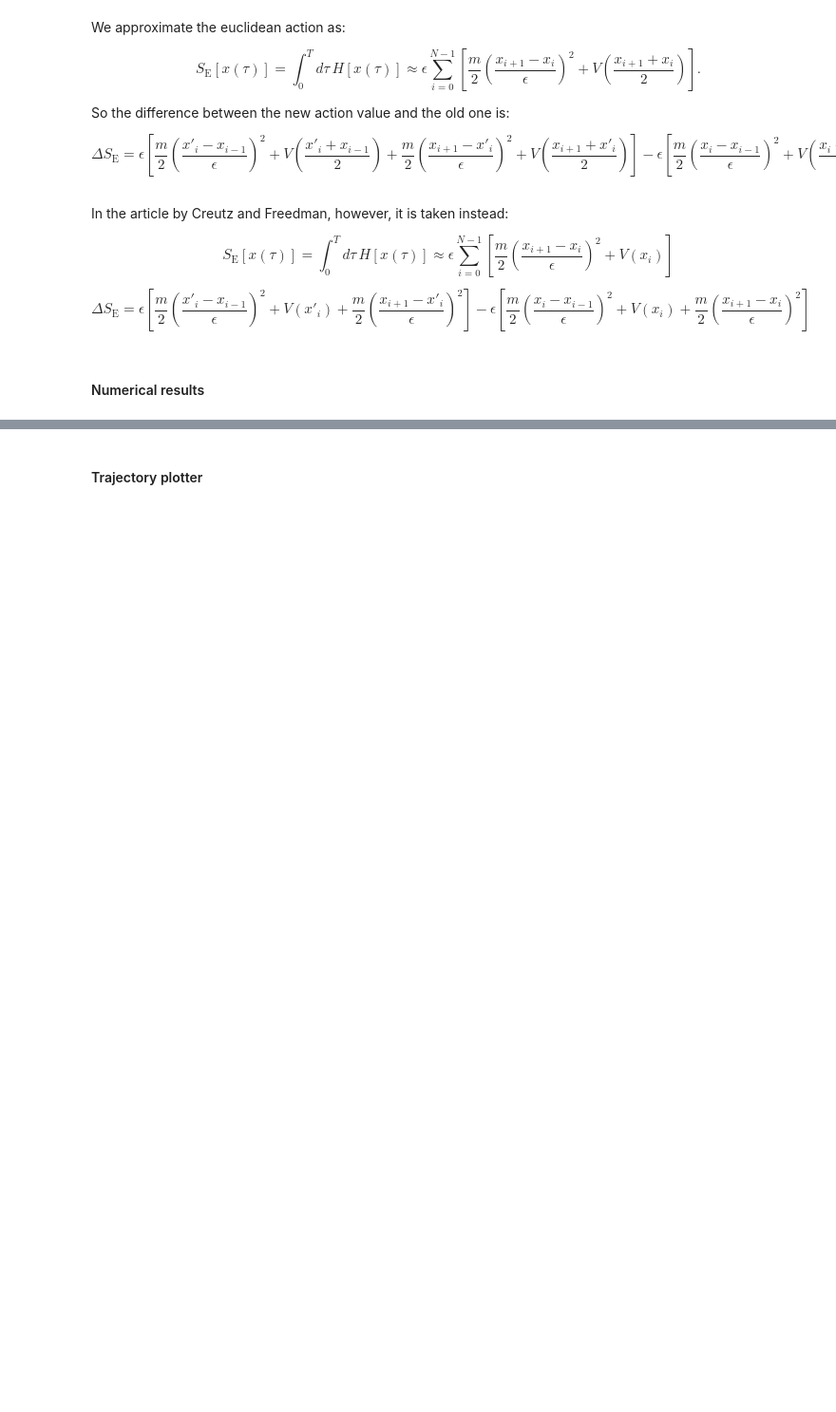
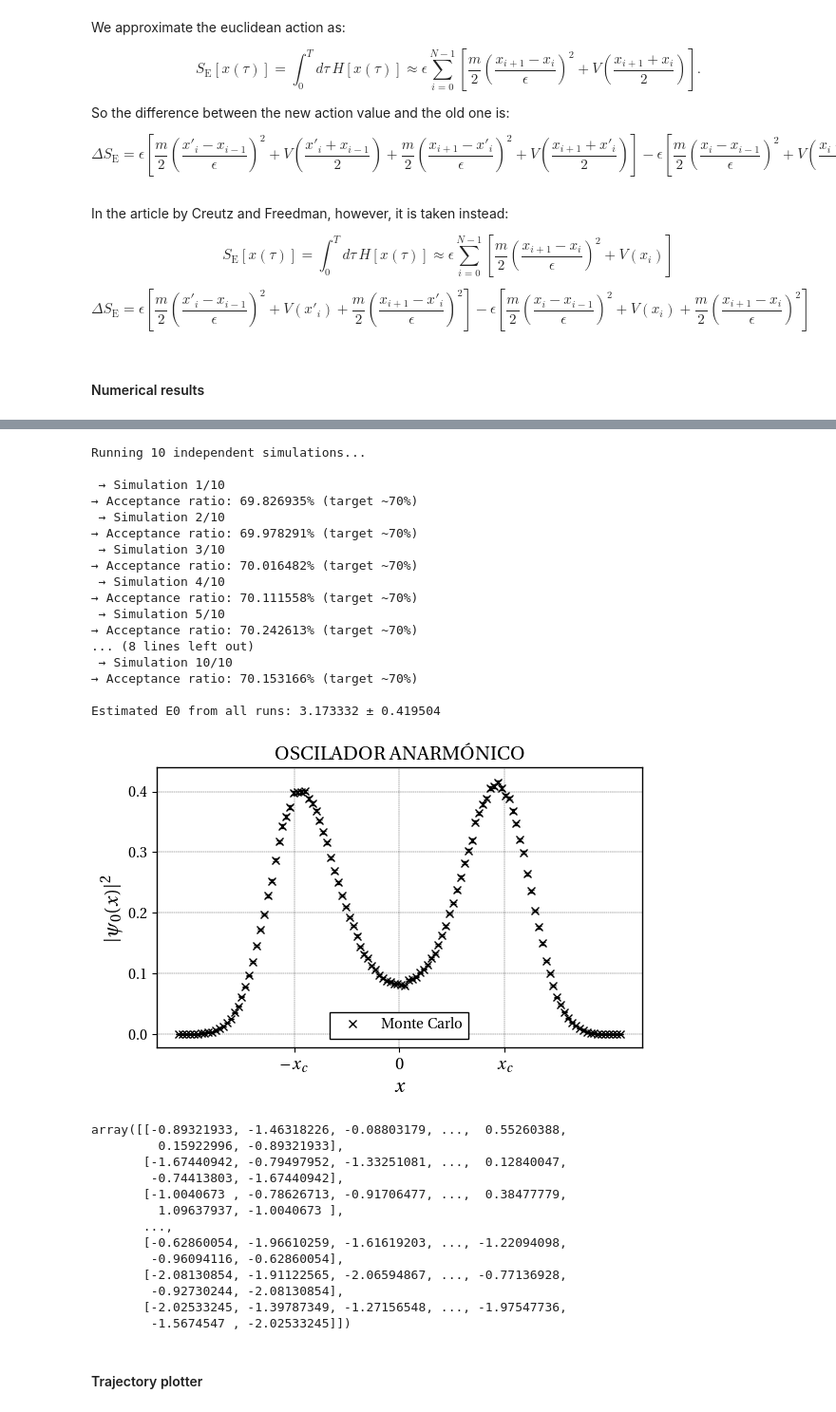
Before and after one commit to jajimesa/quantum-harmonic-oscillator-metropolis, a Jupyter notebook: simulation.ipynb, the cells around one changed output, grey strips where cells are left out. Shown at 95% size. Drawn from its saved outputs; the diff is of its cells as text; code cells hidden in the pictures; blank space fills up the shorter version.

Commit message:
Update simulation

```diff
--- a/simulation.ipynb
+++ b/simulation.ipynb
@@ -314,3 +335,69 @@ def compute_first_excited_energy(trajectories, delta_tau_steps=1):
+# %%
+def run_multiple_histograms(n_runs=10, seed=None):
+    """
+    Run multiple simulations and generate a combined histogram of all trajectories.
+
+    Parameters:
+    - n_runs: Number of independent runs to combine.
+    - seed: Optional random seed for reproducibility.
+    """
+    if seed is not None:
+        np.random.seed(seed)
+
+    all_trajectories = []
+
+    print(f"\nRunning {n_runs} independent simulations...\n")
+    for run in range(n_runs):
+        print(f" → Simulation {run + 1}/{n_runs}")
+        traj = generate_trajectories()
+        all_trajectories.append(traj)
+
+    # Concatenate all into one big array of shape (n_runs × N_E, N)
+    combined_trajectories = np.vstack(all_trajectories)
+
+    # Optional: analyze energy again (should converge better)
+    all_observables = calculate_observables(combined_trajectories)
+    _, _, E0_combined, dE0_combined = analyze_observables(all_observables)
+    print(f"\nEstimated E0 from all runs: {E0_combined:.6f} ± {dE0_combined:.6f}")
+
+    # Plot histogram using the full set
+    plot_ground_state_histogram(combined_trajectories, delta_x=0.05, title=f"OSCILADOR ANARMÓNICO", harmonic=False)
+
+    return combined_trajectories
+# %%
+run_multiple_histograms()
+# %% [output]
+Running 10 independent simulations...
+
+ → Simulation 1/10
+→ Acceptance ratio: 69.826935% (target ~70%)
+ → Simulation 2/10
+→ Acceptance ratio: 69.978291% (target ~70%)
+ → Simulation 3/10
+→ Acceptance ratio: 70.016482% (target ~70%)
+ → Simulation 4/10
+→ Acceptance ratio: 70.111558% (target ~70%)
+ → Simulation 5/10
+→ Acceptance ratio: 70.242613% (target ~70%)
+... (8 lines left out)
+ → Simulation 10/10
+→ Acceptance ratio: 70.153166% (target ~70%)
+
+Estimated E0 from all runs: 3.173332 ± 0.419504
+[figure, added]
+array([[-0.89321933, -1.46318226, -0.08803179, ...,  0.55260388,
+         0.15922996, -0.89321933],
+       [-1.67440942, -0.79497952, -1.33251081, ...,  0.12840047,
+        -0.74413803, -1.67440942],
+       [-1.0040673 , -0.78626713, -0.91706477, ...,  0.38477779,
+         1.09637937, -1.0040673 ],
+       ...,
+       [-0.62860054, -1.96610259, -1.61619203, ..., -1.22094098,
+        -0.96094116, -0.62860054],
+       [-2.08130854, -1.91122565, -2.06594867, ..., -0.77136928,
+        -0.92730244, -2.08130854],
+       [-2.02533245, -1.39787349, -1.27156548, ..., -1.97547736,
+        -1.5674547 , -2.02533245]])
 # %% [markdown]
 #### Trajectory plotter
 # %%
```
Also changed, not shown: parts of 15 cells of this notebook.
